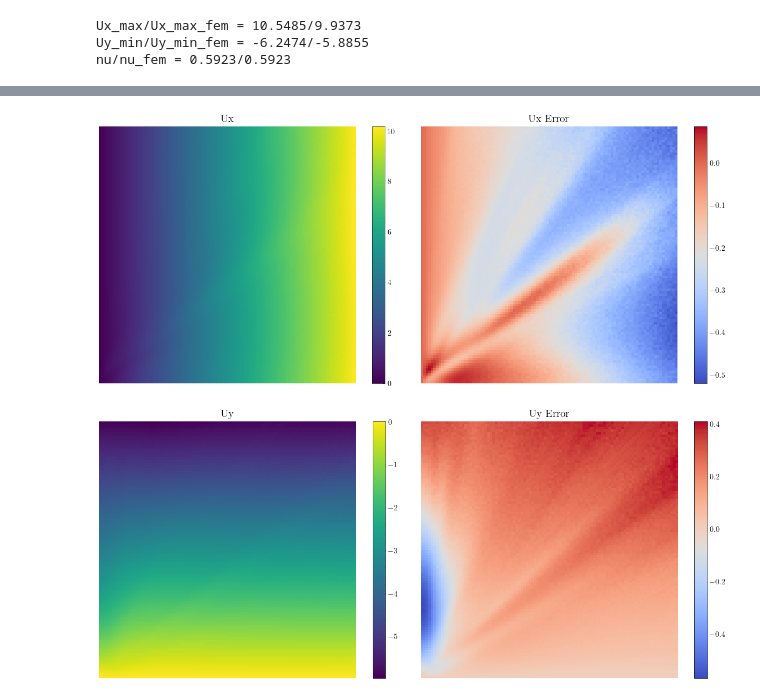
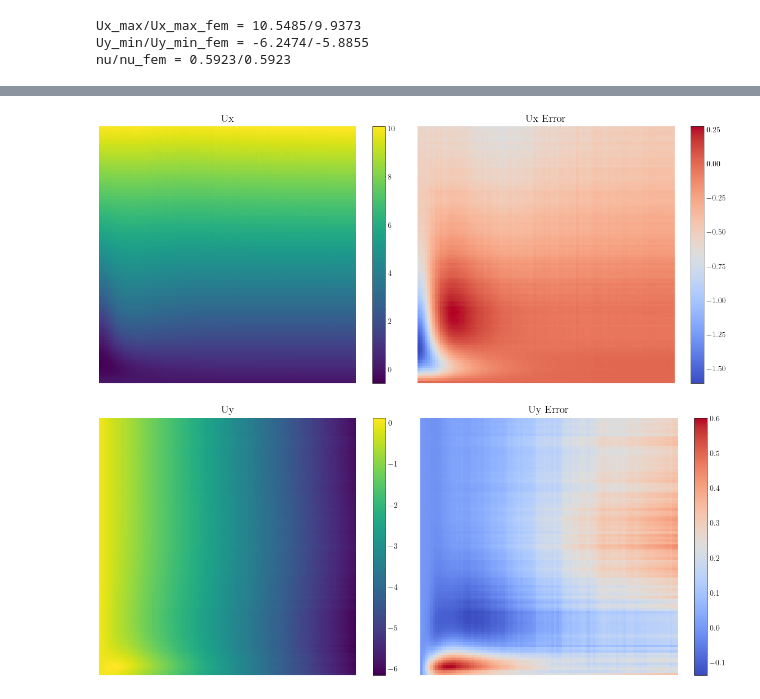
Before and after one commit to bonneted/PINN-PC, a Jupyter notebook: composite plate/pinn_deterministic.ipynb, the cells around one changed output, grey strips where cells are left out. Drawn from its saved outputs; the diff is of its cells as text; code cells hidden in the pictures.

```diff
--- a/composite plate/pinn_deterministic.ipynb
+++ b/composite plate/pinn_deterministic.ipynb
@@ -51,7 +51,17 @@ nu = lmbd/(lmbd + 2*mu)
 Ux_max = pstress/E * Lmax
 Uy_min = -Ux_max*nu
 
+def transform_coords(x):
+    """
+    For SPINN, if the input x is provided as a list of 1D arrays (e.g., [X_coords, Y_coords]),
+    this function creates a 2D meshgrid and stacks the results into a 2D coordinate array.
+    """
+    x_mesh = [x_.ravel() for x_ in jnp.meshgrid(jnp.atleast_1d(x[0].squeeze()), jnp.atleast_1d(x[1].squeeze()), indexing="ij")]
+    return dde.backend.stack(x_mesh, axis=-1)
+
 def solution_fn(x):
+    if net_type == "spinn":
+        x = transform_coords(x)
     Ux = Ux_max*x[:,0]/Lmax
     Uy = Uy_min*x[:,1]/Lmax
     return np.stack([Ux,Uy],axis=1)
@@ -143,11 +158,11 @@ data = dde.data.PDE(
     geom,
     pde,
     bcs,
-    num_domain=500,
-    num_boundary=500,
+    num_domain=10000,
+    num_boundary=0,
     solution=solution_fn,
     num_test=100,
-    is_SPINN=True if net_type == "spinn" else False,
+    is_SPINN=(net_type == "spinn"),
 )
 
 activation = "tanh"
@@ -158,6 +173,7 @@ if net_type == "spinn":
 else:
     layers = [2, [40] * 2, [40] * 2, [40] * 2, [40] * 2, 2]
     net = dde.nn.PFNN(layers, activation, initializer)
+
 if BC_type == "hard":
     net.apply_output_transform(hard_BC)
 
@@ -189,26 +205,28 @@ Step      Train loss                                            Test loss
 # %%
-X_mesh, Y_mesh = np.meshgrid(np.linspace(0, Lmax, 100), np.linspace(0, Lmax, 100))
-X_input = np.vstack((X_mesh.flatten(), Y_mesh.flatten())).T
-Y_pred = model.predict(X_input)
+X_input = [np.linspace(0, Lmax, 100).reshape(-1, 1)] * 2
+X_mesh, Y_mesh = np.meshgrid(X_input[0], X_input[1])
+if net_type != "spinn":
+    X_input = np.vstack((X_mesh.flatten(), Y_mesh.flatten())).T
+Y_pred = model.predict([X_input])
 Ux_pred = Y_pred[:, 0].reshape(X_mesh.shape)
 Uy_pred = Y_pred[:, 1].reshape(X_mesh.shape)
 
 Ux_true = solution_fn(X_input)[:,0].reshape(X_mesh.shape)
 Uy_true = solution_fn(X_input)[:,1].reshape(X_mesh.shape)
 
 fig,ax = plt.subplots(1, 2, figsize=(12, 5))
 im = pcolor_plot(ax[0], X_mesh, Y_mesh, Ux_pred, "Ux")
 fig.colorbar(im, ax=ax[0])
 im = pcolor_plot(ax[1], X_mesh, Y_mesh, Ux_pred - Ux_true, "Ux Error",colormap="coolwarm")#,cmin=-0.1,cmax=0.1)
 fig.colorbar(im, ax=ax[1])
 fig.tight_layout()
 
 fig,ax = plt.subplots(1, 2, figsize=(12, 5))
 im = pcolor_plot(ax[0], X_mesh, Y_mesh, Uy_pred, "Uy")
 fig.colorbar(im, ax=ax[0])
 im = pcolor_plot(ax[1], X_mesh, Y_mesh, Uy_pred - Uy_true, "Uy Error",colormap="coolwarm")#,cmin=-0.1,cmax=0.1)
 fig.colorbar(im, ax=ax[1])
 fig.tight_layout()
 # %% [output]
-[figure, old version]
+[figure, new version]
-[figure, old version]
+[figure, new version]
```
Also changed, not shown: parts of 3 cells of this notebook, 1 other file.
